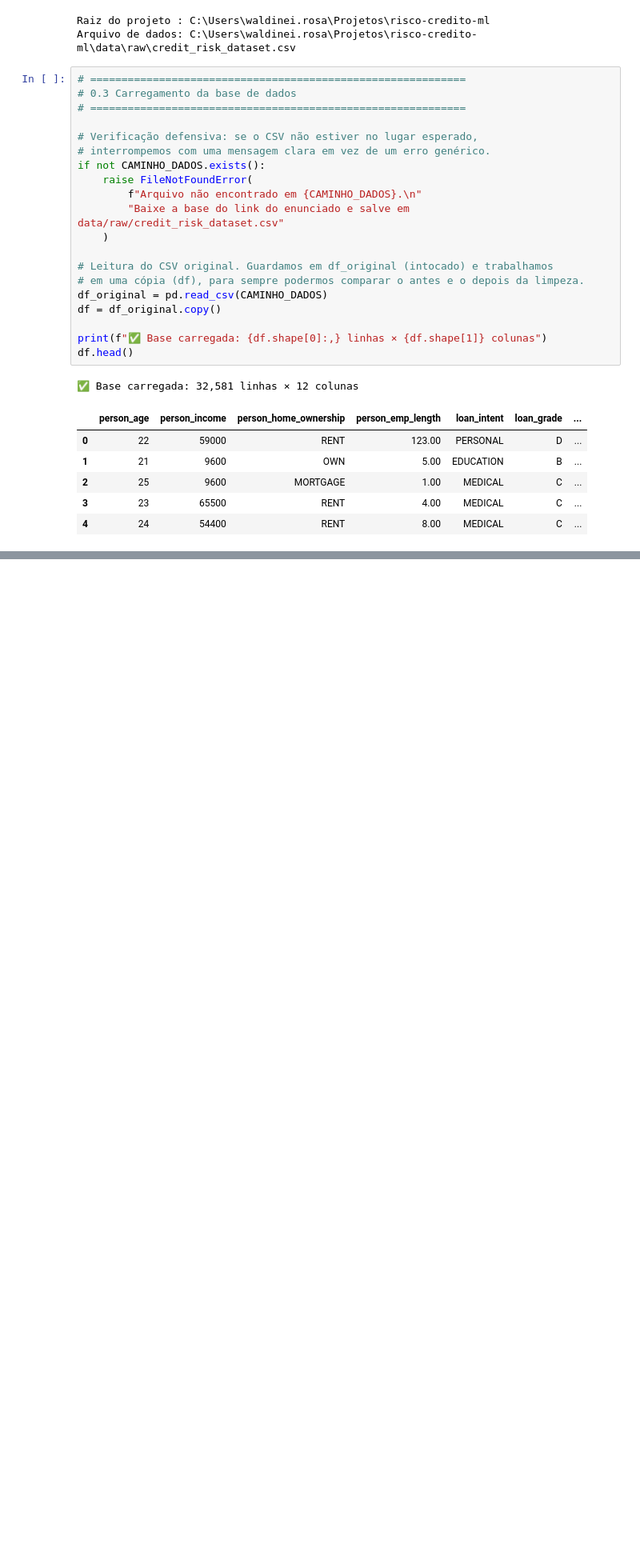
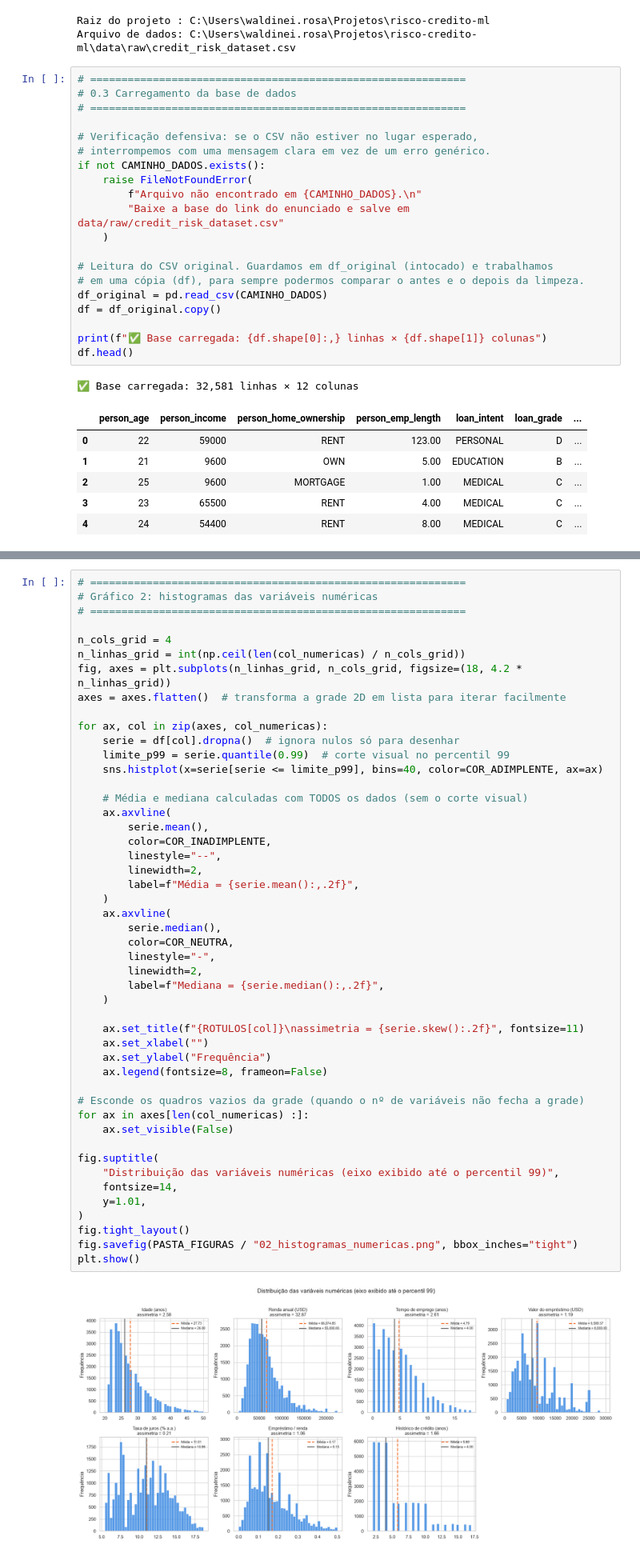
Before and after one commit to waldineilameira-lab/risco-credito-ml, a Jupyter notebook: notebooks/pipeline_risco_credito.ipynb, the cells around one changed output, grey strips where cells are left out. Shown at 80% size. Saved outputs shown, nothing was run; the diff lists cells and outputs as text; blank space fills up the shorter version.

```diff
--- a/notebooks/pipeline_risco_credito.ipynb
+++ b/notebooks/pipeline_risco_credito.ipynb
@@ -139,0 +520,50 @@ df.head()
+# %%
+# ============================================================
+# Gráfico 2: histogramas das variáveis numéricas
+# ============================================================
+
+n_cols_grid = 4
+n_linhas_grid = int(np.ceil(len(col_numericas) / n_cols_grid))
+fig, axes = plt.subplots(n_linhas_grid, n_cols_grid, figsize=(18, 4.2 * n_linhas_grid))
+axes = axes.flatten()  # transforma a grade 2D em lista para iterar facilmente
+
+for ax, col in zip(axes, col_numericas):
+    serie = df[col].dropna()  # ignora nulos só para desenhar
+    limite_p99 = serie.quantile(0.99)  # corte visual no percentil 99
+    sns.histplot(x=serie[serie <= limite_p99], bins=40, color=COR_ADIMPLENTE, ax=ax)
+
+    # Média e mediana calculadas com TODOS os dados (sem o corte visual)
+    ax.axvline(
+        serie.mean(),
+        color=COR_INADIMPLENTE,
+        linestyle="--",
+        linewidth=2,
+        label=f"Média = {serie.mean():,.2f}",
+    )
+    ax.axvline(
+        serie.median(),
+        color=COR_NEUTRA,
+        linestyle="-",
+        linewidth=2,
+        label=f"Mediana = {serie.median():,.2f}",
+    )
+
+    ax.set_title(f"{ROTULOS[col]}\nassimetria = {serie.skew():.2f}", fontsize=11)
+    ax.set_xlabel("")
+    ax.set_ylabel("Frequência")
+    ax.legend(fontsize=8, frameon=False)
+
+# Esconde os quadros vazios da grade (quando o nº de variáveis não fecha a grade)
+for ax in axes[len(col_numericas) :]:
+    ax.set_visible(False)
+
+fig.suptitle(
+    "Distribuição das variáveis numéricas (eixo exibido até o percentil 99)",
+    fontsize=14,
+    y=1.01,
+)
+fig.tight_layout()
+fig.savefig(PASTA_FIGURAS / "02_histogramas_numericas.png", bbox_inches="tight")
+plt.show()
+# %% [output]
+[figure, added]
```
Also changed, not shown: parts of 27 cells of this notebook, 4 other files.
